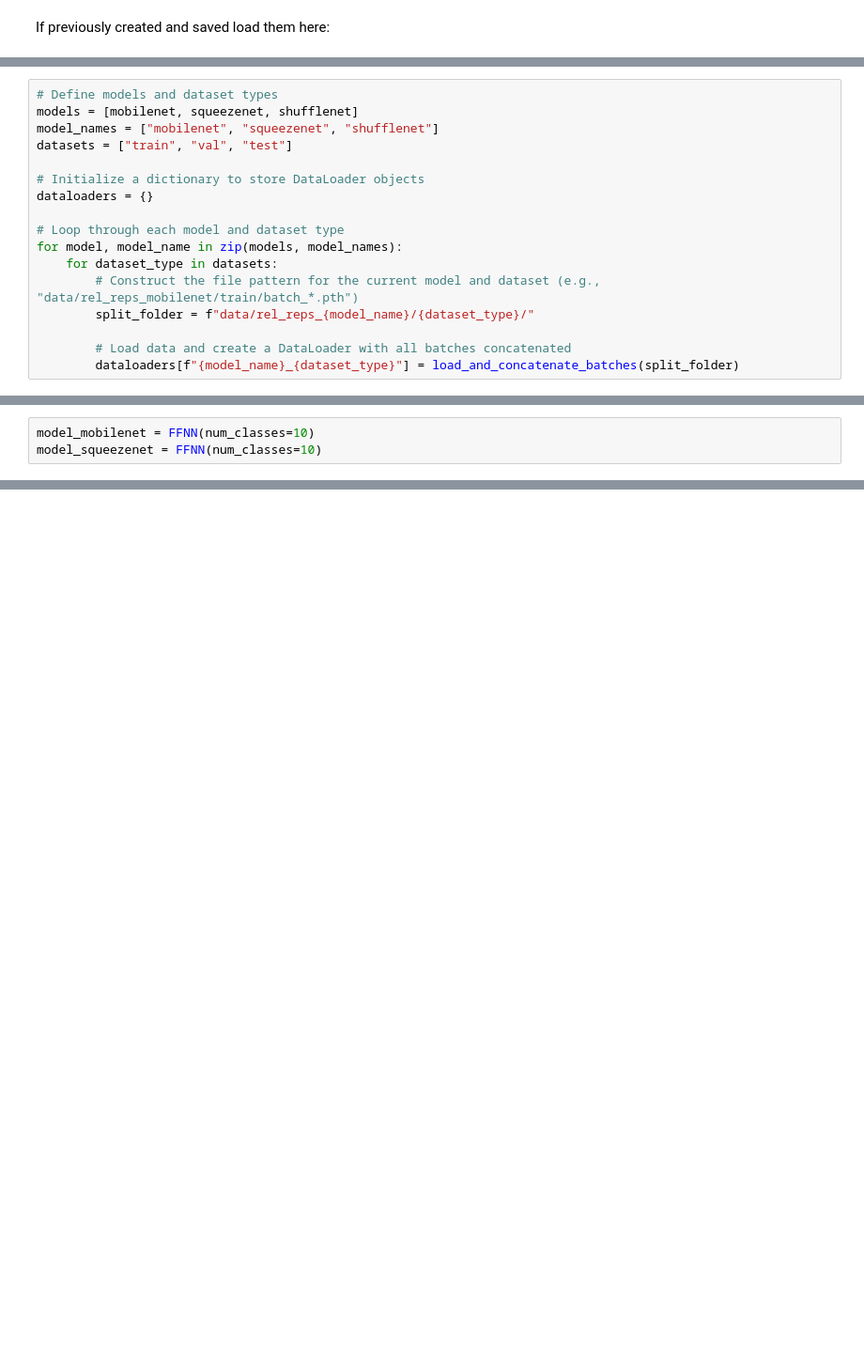
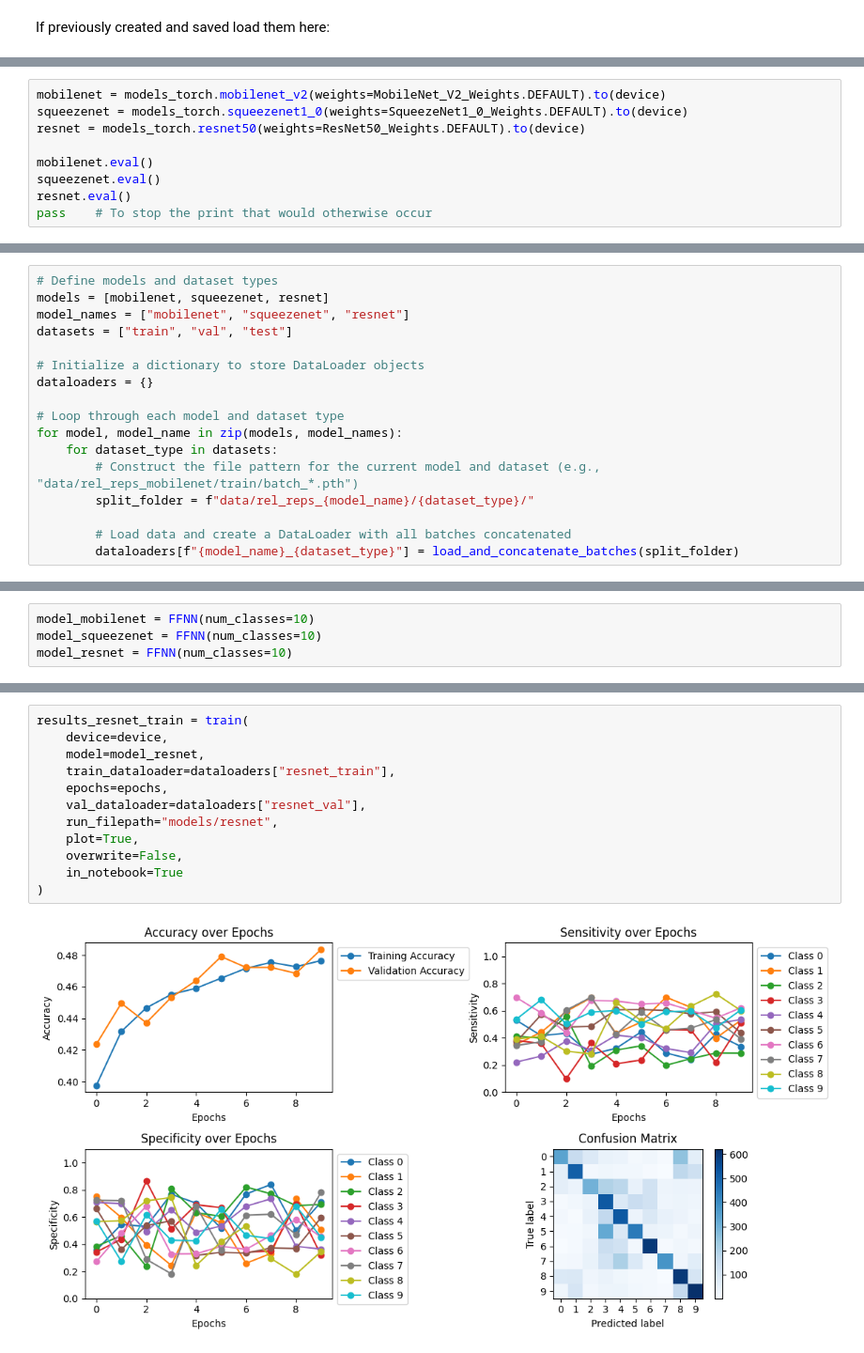
Before and after one commit to Twinbo/Signals-and-Data-Autumn-2025-student, a Jupyter notebook: week_10/cifar_stl.ipynb, the cells around one changed output, grey strips where cells are left out. Shown at 94% size. Saved outputs shown, nothing was run; the diff lists cells and outputs as text; blank space fills up the shorter version.

```diff
--- a/week_10/cifar_stl.ipynb
+++ b/week_10/cifar_stl.ipynb
@@ -34,3 +17,12 @@ pass    # To stop the print that would otherwise occur
+# %%
+mobilenet = models_torch.mobilenet_v2(weights=MobileNet_V2_Weights.DEFAULT).to(device)
+squeezenet = models_torch.squeezenet1_0(weights=SqueezeNet1_0_Weights.DEFAULT).to(device)
+resnet = models_torch.resnet50(weights=ResNet50_Weights.DEFAULT).to(device)
+
+mobilenet.eval()
+squeezenet.eval()
+resnet.eval()
+pass    # To stop the print that would otherwise occur
 # %%
 def load_and_concatenate_batches(folder, batch_size=32):
     """
@@ -80,8 +69,8 @@ def load_and_concatenate_batches(folder, batch_size=32):
     return DataLoader(full_dataset, batch_size=batch_size, shuffle="train" in folder.lower())
 # %%
 # Define models and dataset types
-models = [mobilenet, squeezenet, shufflenet]
-model_names = ["mobilenet", "squeezenet", "shufflenet"]
+models = [mobilenet, squeezenet, resnet]
+model_names = ["mobilenet", "squeezenet", "resnet"]
 datasets = ["train", "val", "test"]
 
 # Initialize a dictionary to store DataLoader objects
@@ -119,5 +92,6 @@ dict_keys(['mobilenet_train', 'mobilenet_val', 'mobilenet_test', 'squeezenet_tra
 # %%
 model_mobilenet = FFNN(num_classes=10)
 model_squeezenet = FFNN(num_classes=10)
+model_resnet = FFNN(num_classes=10)
 # %%
 epochs = 10
@@ -251,0 +124,14 @@ Test Specificity: [0.60418343 0.58034026 0.75432211 0.34454693 0.62623762 0.5193
+# %%
+results_resnet_train = train(
+    device=device,
+    model=model_resnet,
+    train_dataloader=dataloaders["resnet_train"],
+    epochs=epochs,
+    val_dataloader=dataloaders["resnet_val"],
+    run_filepath="models/resnet",
+    plot=True,
+    overwrite=False,
+    in_notebook=True
+)
+# %% [output]
+[figure, added]
```
Also changed, not shown: parts of 12 cells of this notebook, 1 other file.
